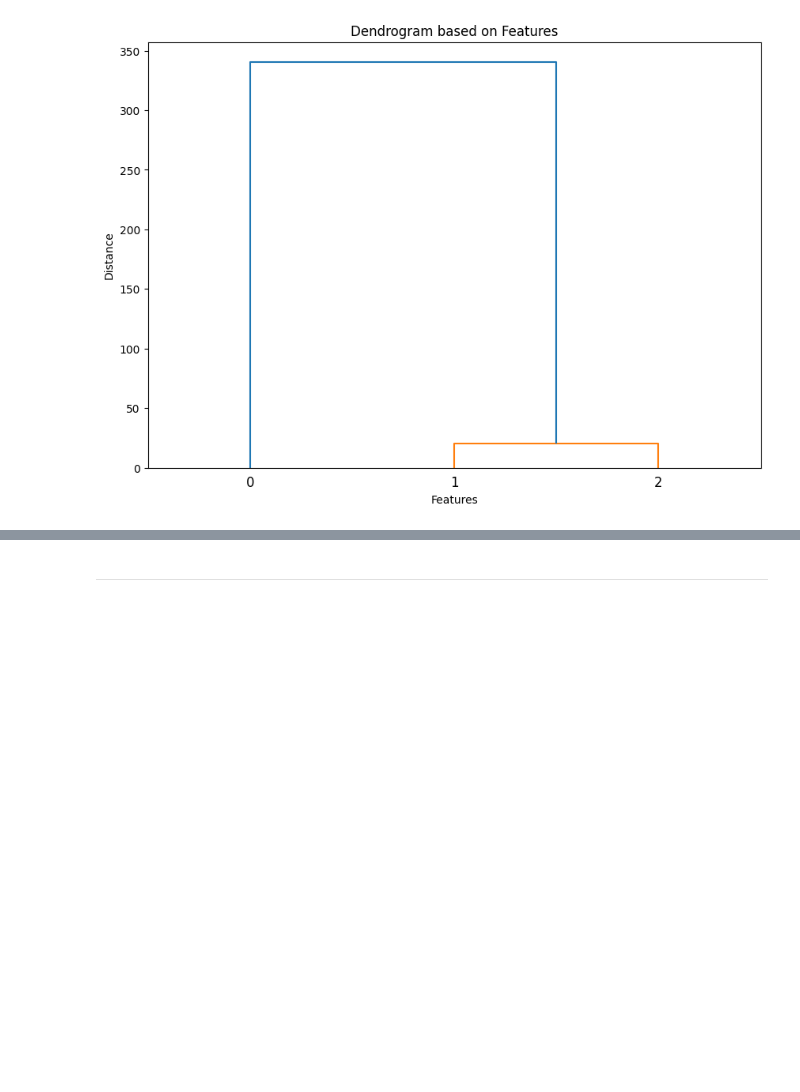
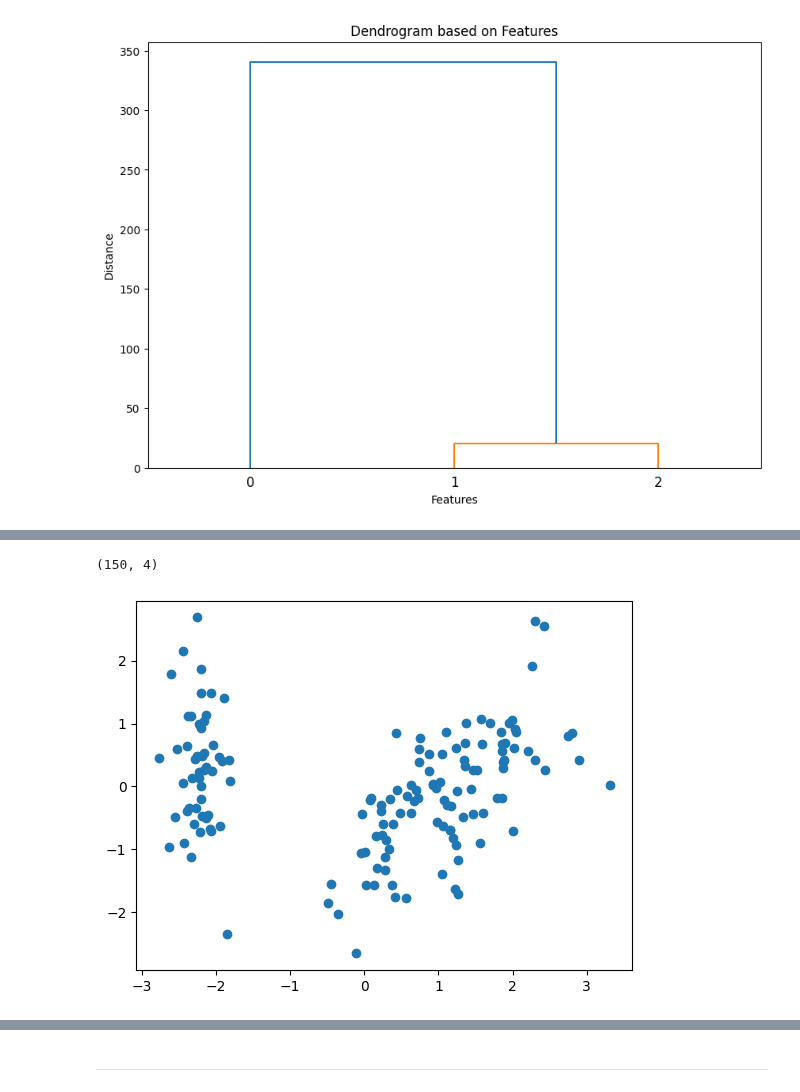
Before and after one commit to muhammadadilnaeem/Data-Science-Materials, a Jupyter notebook: Codanics/08_machine_learning/33_heirarchical_clustering.ipynb, the cells around one changed output, grey strips where cells are left out. Drawn from its saved outputs; the diff is of its cells as text; code cells hidden in the pictures; blank space fills up the shorter version.

```diff
--- a/Codanics/08_machine_learning/33_heirarchical_clustering.ipynb
+++ b/Codanics/08_machine_learning/33_heirarchical_clustering.ipynb
@@ -139,0 +150,4 @@ plt.show()
+# %%
+iris_data = pd.DataFrame(iris.data)
+# %%
+iris_data.columns = iris.feature_names
@@ -139,0 +163,6 @@ plt.show()
+# %%
+# Standardizing the data
+from sklearn.preprocessing import StandardScaler
+scaler = StandardScaler()
+# %%
+X_scaled = scaler.fit_transform(iris_data)
@@ -139,0 +182,15 @@ plt.show()
+# %%
+X_scaled.shape
+# %% [output]
+(150, 4)
+# %%
+# Apply the PCA
+from sklearn.decomposition import PCA
+
+pca = PCA(n_components=2)
+
+pca_scaled = pca.fit_transform(X_scaled)
+plt.scatter(pca_scaled[:,0],pca_scaled[:,1])
+plt.show()
+# %% [output]
+[figure, added]
```
Also changed, not shown: parts of 11 cells of this notebook.
